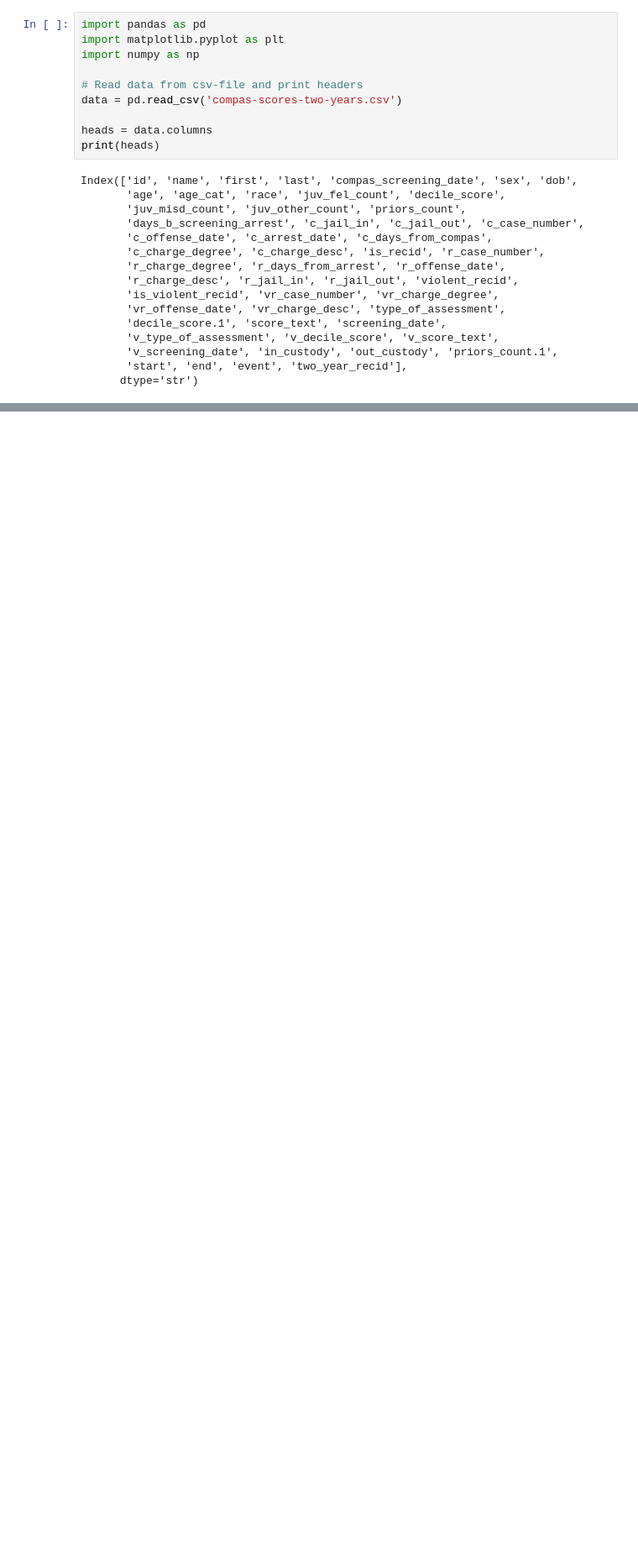
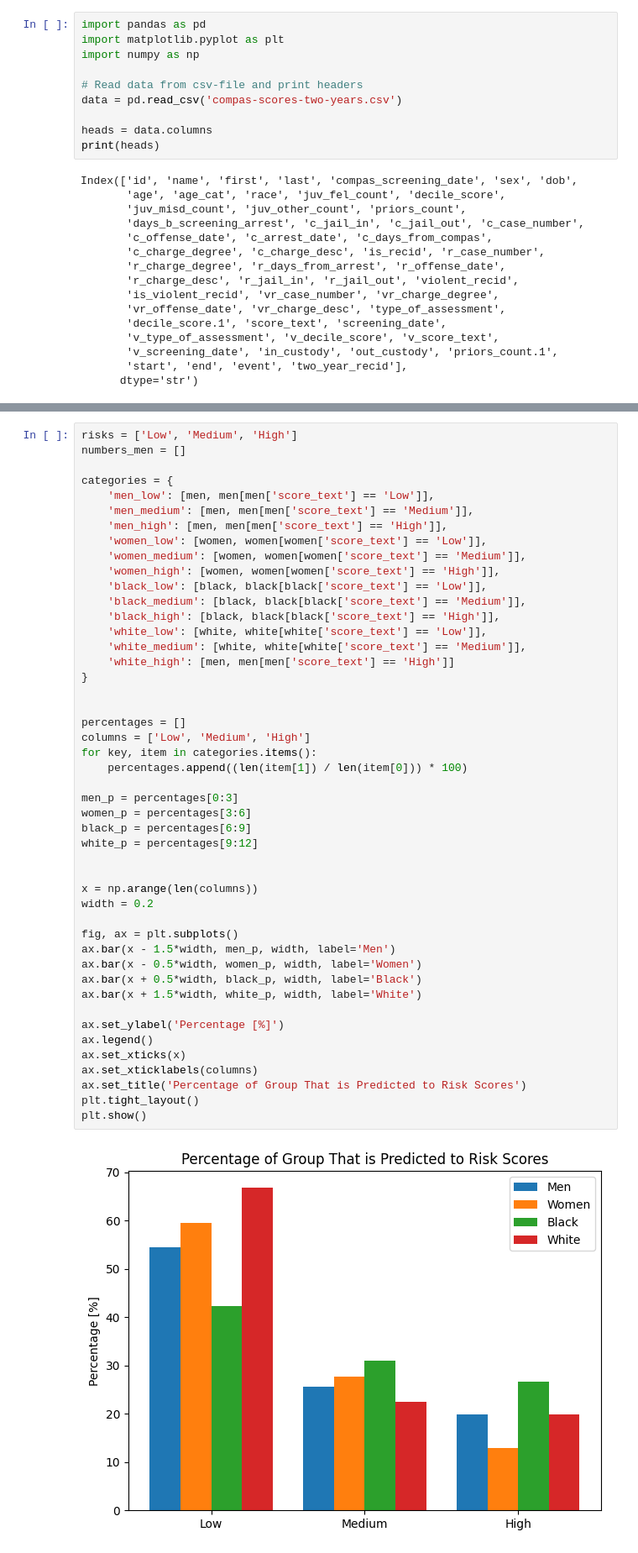
Before and after one commit to kajassandnes/HON2200_compas, a Jupyter notebook: compas.ipynb, the cells around one changed output, grey strips where cells are left out. Shown at 84% size. Saved outputs shown, nothing was run; the diff lists cells and outputs as text; blank space fills up the shorter version.

```diff
--- a/compas.ipynb
+++ b/compas.ipynb
@@ -106,0 +127,49 @@ commit new crimes are equal.
+# %%
+risks = ['Low', 'Medium', 'High']
+numbers_men = []
+
+categories = {
+    'men_low': [men, men[men['score_text'] == 'Low']],
+    'men_medium': [men, men[men['score_text'] == 'Medium']],
+    'men_high': [men, men[men['score_text'] == 'High']],
+    'women_low': [women, women[women['score_text'] == 'Low']],
+    'women_medium': [women, women[women['score_text'] == 'Medium']],
+    'women_high': [women, women[women['score_text'] == 'High']],
+    'black_low': [black, black[black['score_text'] == 'Low']],
+    'black_medium': [black, black[black['score_text'] == 'Medium']],
+    'black_high': [black, black[black['score_text'] == 'High']],
+    'white_low': [white, white[white['score_text'] == 'Low']],
+    'white_medium': [white, white[white['score_text'] == 'Medium']],
+    'white_high': [men, men[men['score_text'] == 'High']]
+}
+
+
+percentages = []
+columns = ['Low', 'Medium', 'High']
+for key, item in categories.items():
+    percentages.append((len(item[1]) / len(item[0])) * 100)
+
+men_p = percentages[0:3]
+women_p = percentages[3:6]
+black_p = percentages[6:9]
+white_p = percentages[9:12]
+
+
+x = np.arange(len(columns))
+width = 0.2
+
+fig, ax = plt.subplots()
+ax.bar(x - 1.5*width, men_p, width, label='Men')
+ax.bar(x - 0.5*width, women_p, width, label='Women')
+ax.bar(x + 0.5*width, black_p, width, label='Black')
+ax.bar(x + 1.5*width, white_p, width, label='White')
+
+ax.set_ylabel('Percentage [%]')
+ax.legend()
+ax.set_xticks(x)
+ax.set_xticklabels(columns)
+ax.set_title('Percentage of Group That is Predicted to Risk Scores')
+plt.tight_layout()
+plt.show()
+# %% [output]
+[figure, added]
```
Also changed, not shown: parts of 12 cells of this notebook.
